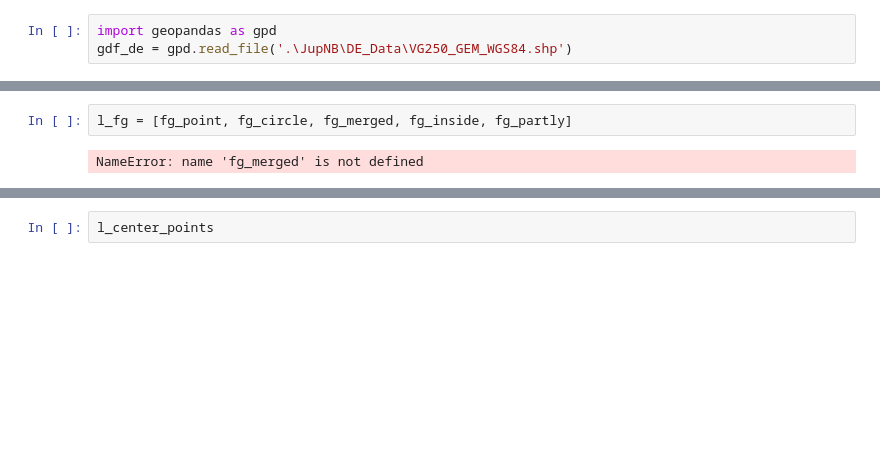
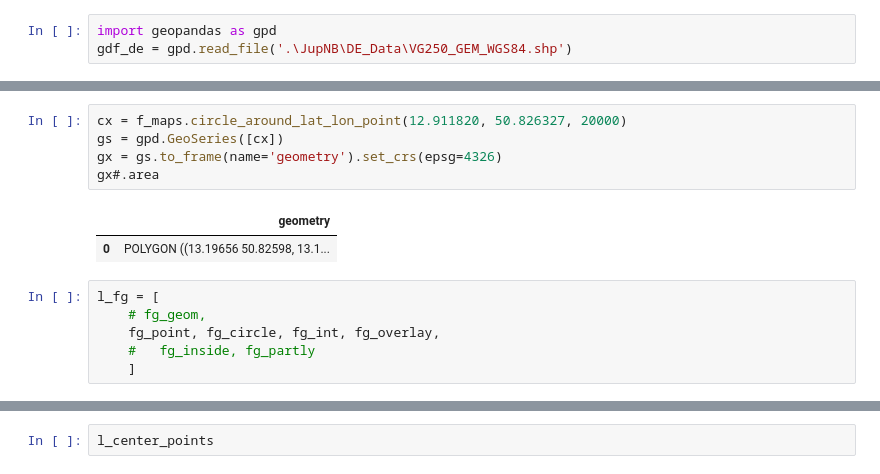
Before and after one commit to JErenci/ditto_v2, a Jupyter notebook: JupNB/gen_map_adm/extract_map_functions.ipynb, the cells around one changed output, grey strips where cells are left out. Drawn from its saved outputs; the diff is of its cells as text; blank space fills up the shorter version.

```diff
--- a/JupNB/gen_map_adm/extract_map_functions.ipynb
+++ b/JupNB/gen_map_adm/extract_map_functions.ipynb
@@ -248,6 +377,16 @@ AttributeError: module 'src.functionality_maps.f_maps' has no attribute 'get_fol
+# %%
+cx = f_maps.circle_around_lat_lon_point(12.911820, 50.826327, 20000)
+gs = gpd.GeoSeries([cx])
+gx = gs.to_frame(name='geometry').set_crs(epsg=4326)
+gx#.area
+# %% [output]
+|  | geometry |
+| 0 | POLYGON ((13.19656 50.82598, 13.1... |
 # %%
-l_fg = [fg_point, fg_circle, fg_merged, fg_inside, fg_partly]
+l_fg = [
+    # fg_geom,
+    fg_point, fg_circle, fg_int, fg_overlay,
+    #   fg_inside, fg_partly
+    ]
-# %% [output]
-NameError: name 'fg_merged' is not defined
 # %%
 import folium.map
```
Also changed, not shown: parts of 16 cells of this notebook, 1 other file.
